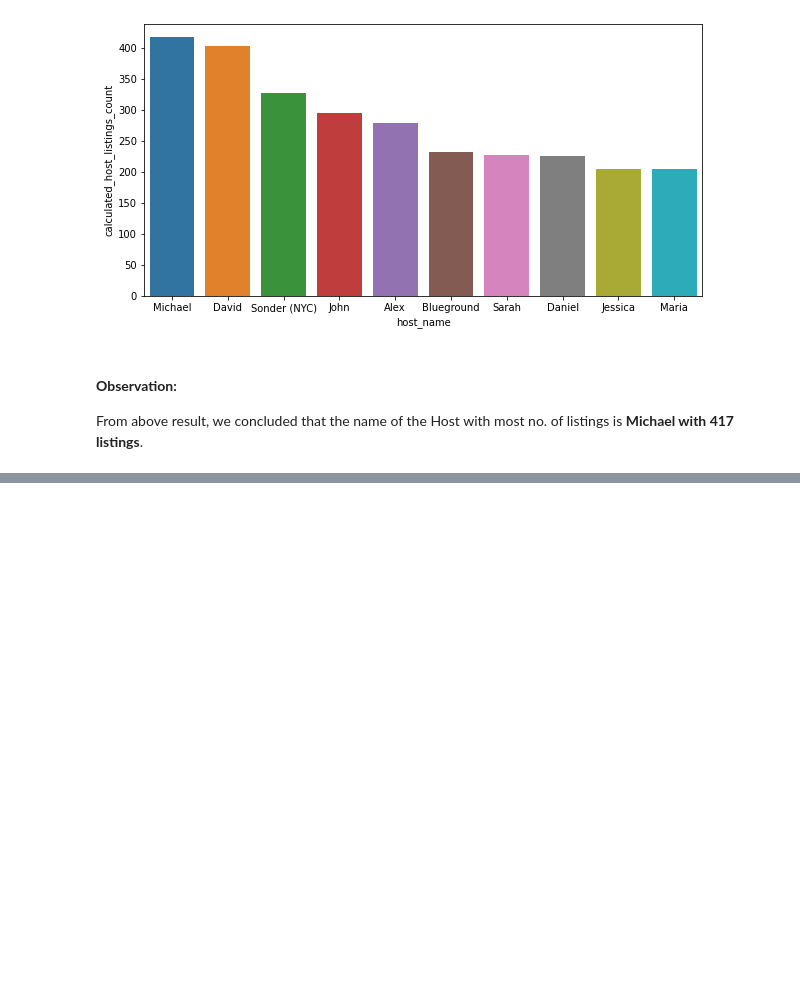
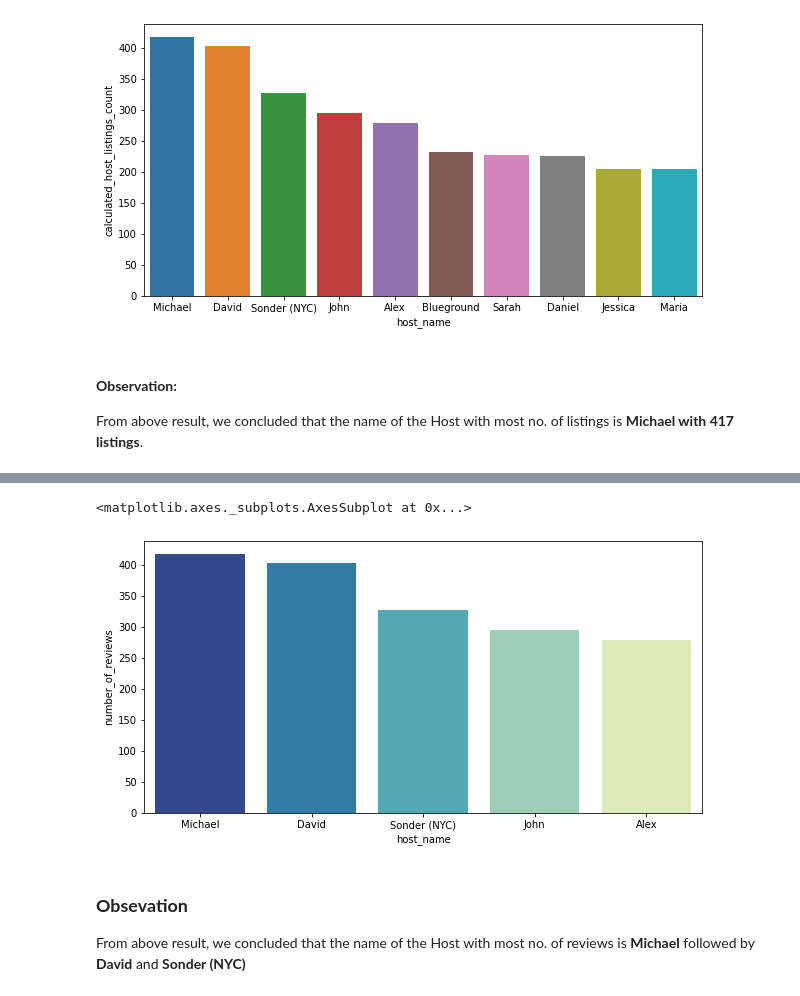
Before and after one commit to AshishMekhe/Capstone-Project-Airbnb-Data-Analysis, a Jupyter notebook: Airbnb_Bookings_Analysis_Capstone_Project.ipynb, the cells around one changed output, grey strips where cells are left out. Cells and saved outputs as stored; diff of their text form; code cells hidden in the pictures; blank space fills up the shorter version.

```diff
--- a/Airbnb_Bookings_Analysis_Capstone_Project.ipynb
+++ b/Airbnb_Bookings_Analysis_Capstone_Project.ipynb
@@ -228,0 +231,5 @@ From above result, we concluded that the name of the Host with most no. of listi
+# %%
+# Finding top 5 host which has maximum no of reviews
+max_review = airbnb_data.groupby(["host_name"]).count()['number_of_reviews'].reset_index()
+max_review = max_review.sort_values(by=['number_of_reviews'], ascending=False).head(5)
+max_review
@@ -228,0 +243,12 @@ From above result, we concluded that the name of the Host with most no. of listi
+# %%
+# Graphical Representation of Top 5 host has maximum no of reviews
+plt.figure(figsize=(10,5))
+
+sns.barplot(x="host_name",y='number_of_reviews',data = max_review, palette="YlGnBu_r")
+# %% [output]
+<matplotlib.axes._subplots.AxesSubplot at 0x...>
+[figure, added]
+# %% [markdown]
+### **Obsevation**
+From above result, we concluded that the name of the Host with most no. of reviews is
+**Michael** followed by **David** and **Sonder (NYC)**
```
Also changed, not shown: parts of 3 cells of this notebook.
